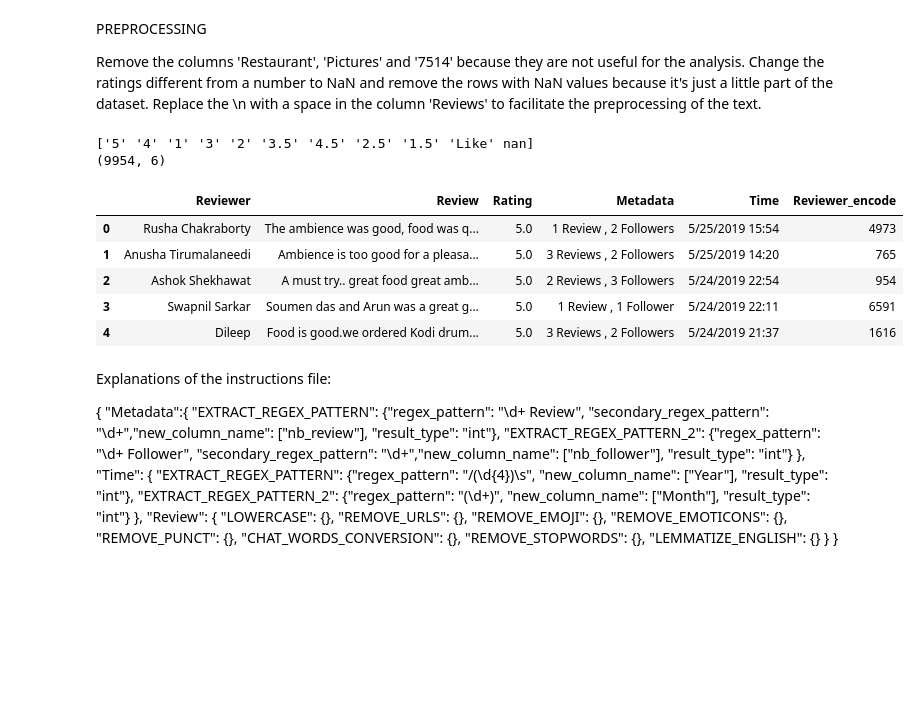
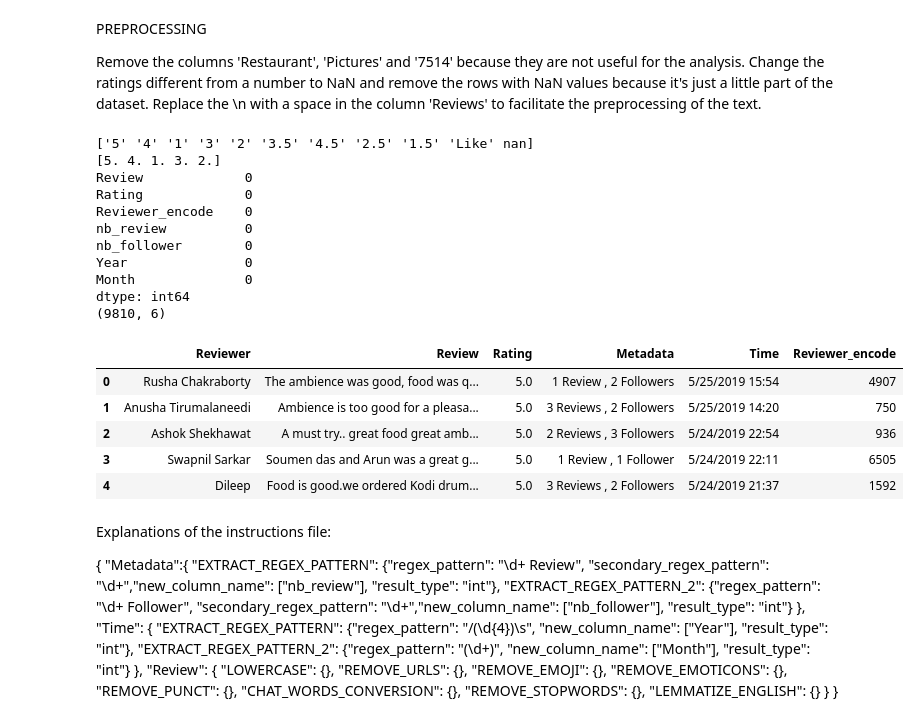
Before and after one commit to GitMalo/NLP_project, a Jupyter notebook: 2_preprocessing.ipynb, the cells around one changed output. Saved outputs shown, nothing was run; the diff lists cells and outputs as text; code cells hidden in the pictures; blank space fills up the shorter version.

```diff
--- a/2_preprocessing.ipynb
+++ b/2_preprocessing.ipynb
@@ -22,35 +22,47 @@ Replace the \n with a space in the column 'Reviews' to facilitate the preprocess
 # %%
 # remove the columns that are not needed
 df = df.drop(['Restaurant', 'Pictures', '7514'], axis=1)
 
 # convert the rating to float
 print(df["Rating"].unique())
-def convert_to_float(x):
+def convert_to_int(x):
     try:
-        return float(x)
+        return int(x)
     except (ValueError, TypeError):
         return np.nan
 
-df["Rating"] = df["Rating"].apply(convert_to_float)
+df["Rating"] = df["Rating"].apply(convert_to_int)
+# convert the review empty to nan
+df['Review'] = df['Review'].replace(' ', np.nan)
 # remove the lines with missing values (low number of lines with missing values)
 df = df.dropna()
+print(df["Rating"].unique())
 # remove the \n in the text
 df['Review'] = df['Review'].apply(lambda x: x.replace('\n', ' '))
 # encoder to encode the reviewers name
 label_encoder = LabelEncoder()
 df['Reviewer_encode'] = label_encoder.fit_transform(df['Reviewer'])
-
+print(new_df.isnull().sum())
 print(df.shape)
 df.head()
 # %% [output]
 ['5' '4' '1' '3' '2' '3.5' '4.5' '2.5' '1.5' 'Like' nan]
-(9954, 6)
+[5. 4. 1. 3. 2.]
+Review             0
+Rating             0
+Reviewer_encode    0
+nb_review          0
+nb_follower        0
+Year               0
+Month              0
+dtype: int64
+(9810, 6)
 |  | Reviewer | Review | Rating | Metadata | Time | Reviewer_encode |
-| 0 | Rusha Chakraborty | The ambience was good, food was q... | 5.0 | 1 Review , 2 Followers | 5/25/2019 15:54 | 4973 |
-| 1 | Anusha Tirumalaneedi | Ambience is too good for a pleasa... | 5.0 | 3 Reviews , 2 Followers | 5/25/2019 14:20 | 765 |
-| 2 | Ashok Shekhawat | A must try.. great food great amb... | 5.0 | 2 Reviews , 3 Followers | 5/24/2019 22:54 | 954 |
-| 3 | Swapnil Sarkar | Soumen das and Arun was a great g... | 5.0 | 1 Review , 1 Follower | 5/24/2019 22:11 | 6591 |
-| 4 | Dileep | Food is good.we ordered Kodi drum... | 5.0 | 3 Reviews , 2 Followers | 5/24/2019 21:37 | 1616 |
+| 0 | Rusha Chakraborty | The ambience was good, food was q... | 5.0 | 1 Review , 2 Followers | 5/25/2019 15:54 | 4907 |
+| 1 | Anusha Tirumalaneedi | Ambience is too good for a pleasa... | 5.0 | 3 Reviews , 2 Followers | 5/25/2019 14:20 | 750 |
+| 2 | Ashok Shekhawat | A must try.. great food great amb... | 5.0 | 2 Reviews , 3 Followers | 5/24/2019 22:54 | 936 |
+| 3 | Swapnil Sarkar | Soumen das and Arun was a great g... | 5.0 | 1 Review , 1 Follower | 5/24/2019 22:11 | 6505 |
+| 4 | Dileep | Food is good.we ordered Kodi drum... | 5.0 | 3 Reviews , 2 Followers | 5/24/2019 21:37 | 1592 |
 # %% [markdown]
 Explanations of the instructions file:
 
```
Also changed, not shown: parts of 2 cells of this notebook, 4 other files.
